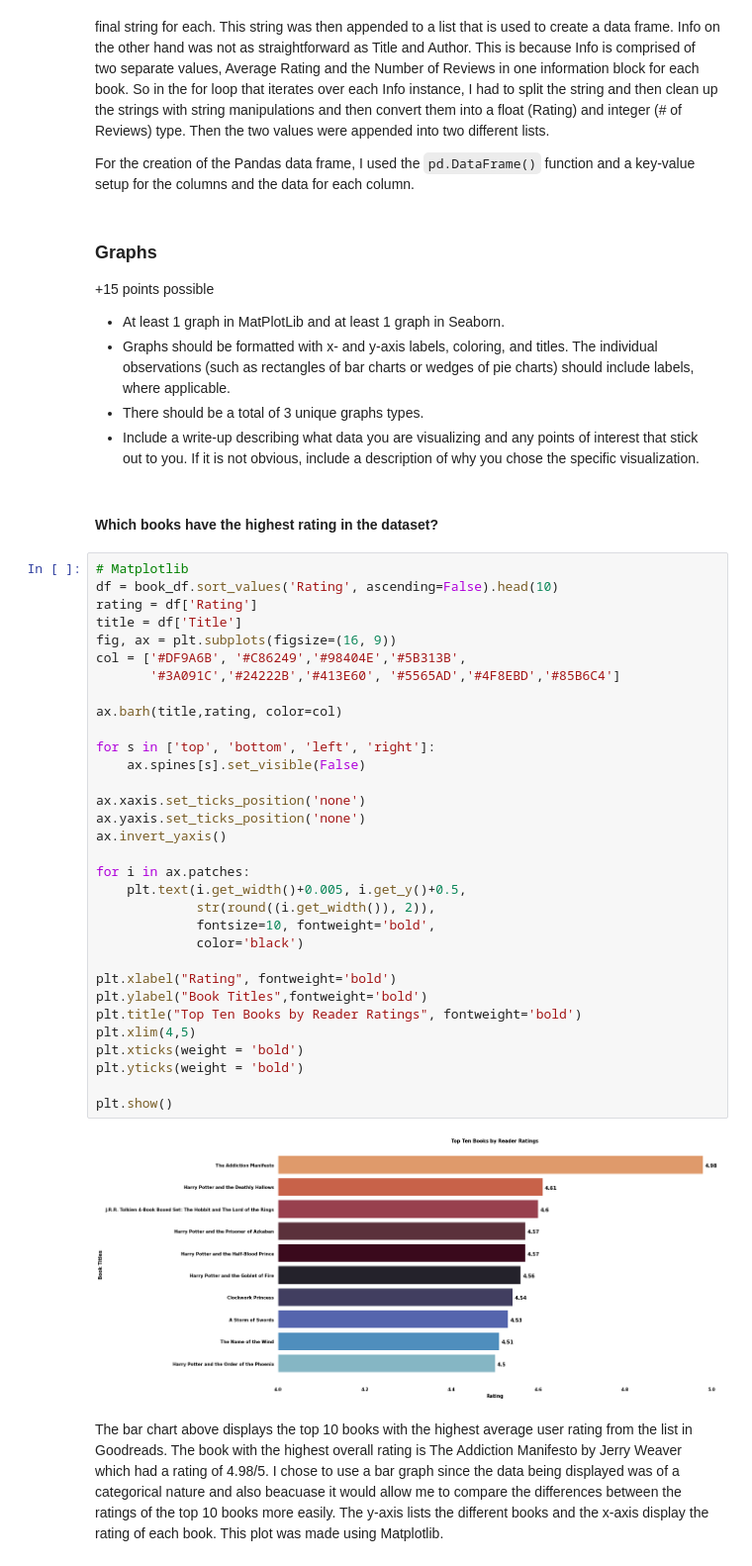
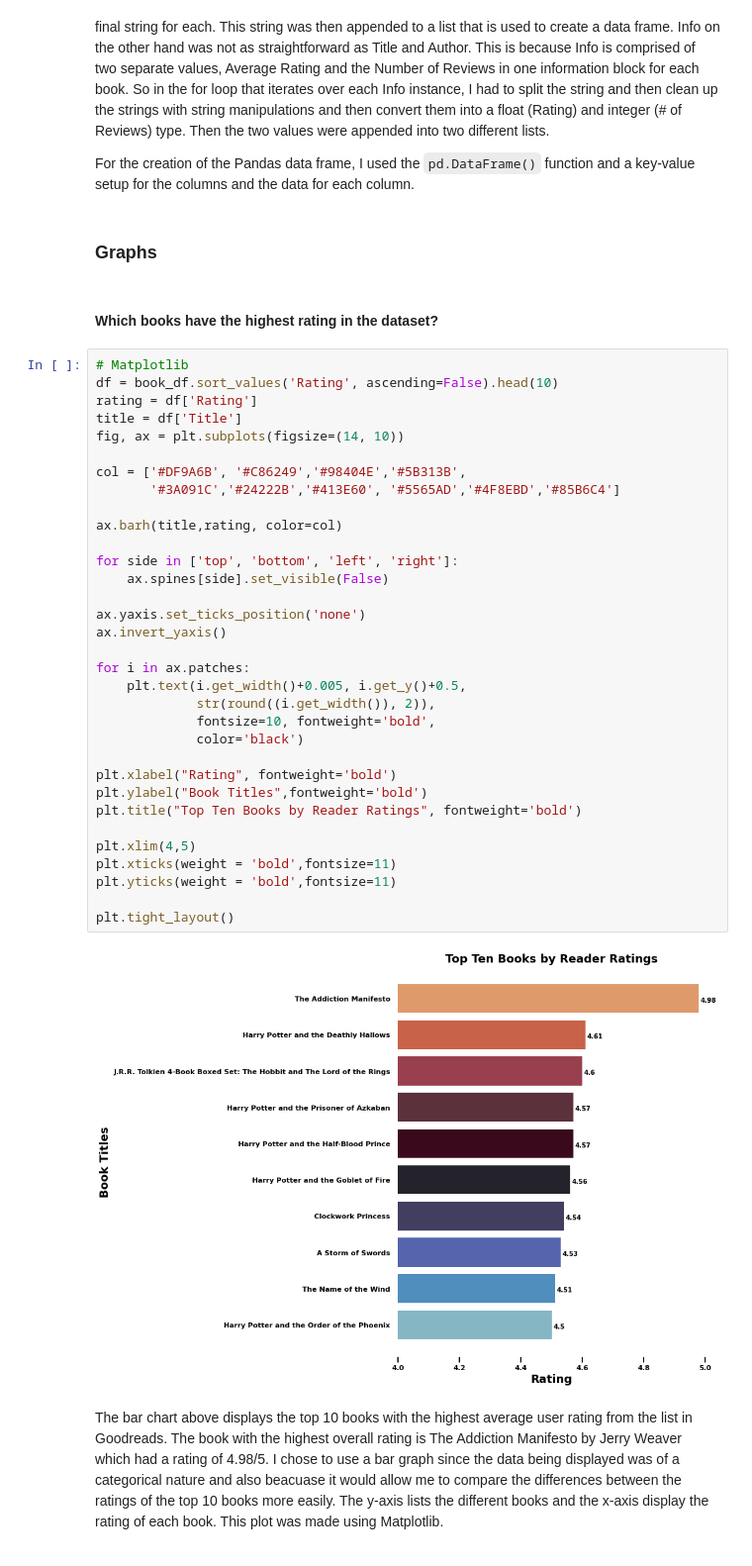
Before and after one commit to padmapraba/Goodreads-Webscraping-DataViz, a Jupyter notebook: Goodreads_Webscrape_Project.ipynb, the cells around one changed output. Shown at 99% size. Drawn from its saved outputs; the diff is of its cells as text.

```diff
--- a/Goodreads_Webscrape_Project.ipynb
+++ b/Goodreads_Webscrape_Project.ipynb
@@ -126,50 +126,45 @@ book_df
 I scraped the data and separated them into 3 categories Title, Author, and Info. Title and Author as the name suggests represented all the titles and authors of the books in the list. To get each specific value I had a for loop the iterated over each data instance and used string manipulations to get the final string for each. This string was then appended to a list that is used to create a data frame. Info on the other hand was not as straightforward as Title and Author. This is because Info is comprised of two separate values, Average Rating and the Number of Reviews in one information block for each book. So in the for loop that iterates over each Info instance, I had to split the string and then clean up the strings with string manipulations and then convert them into a float (Rating) and integer (# of Reviews) type. Then the two values were appended into two different lists.
 
 For the creation of the Pandas data frame, I used the `pd.DataFrame()` function and a key-value setup for the columns and the data for each column.
-# %% [markdown]
-### Graphs
-+15 points possible
-
-- At least 1 graph in MatPlotLib and at least 1 graph in Seaborn.
-- Graphs should be formatted with x- and y-axis labels, coloring, and titles.  The individual observations (such as rectangles of bar charts or wedges of pie charts) should include labels, where applicable.
-- There should be a total of 3 unique graphs types.
-- Include a write-up describing what data you are visualizing and any points of interest that stick out to you.  If it is not obvious, include a description of why you chose the specific visualization.
+# %% [markdown]
+### Graphs
 # %% [markdown]
 #### Which books have the highest rating in the dataset?
 # %%
 # Matplotlib
 df = book_df.sort_values('Rating', ascending=False).head(10)
 rating = df['Rating']
 title = df['Title']
-fig, ax = plt.subplots(figsize=(16, 9))
+fig, ax = plt.subplots(figsize=(14, 10))
+
 col = ['#DF9A6B', '#C86249','#98404E','#5B313B',
        '#3A091C','#24222B','#413E60', '#5565AD','#4F8EBD','#85B6C4']
 
 ax.barh(title,rating, color=col)
 
-for s in ['top', 'bottom', 'left', 'right']:
-    ax.spines[s].set_visible(False)
+for side in ['top', 'bottom', 'left', 'right']:
+    ax.spines[side].set_visible(False)
 
-ax.xaxis.set_ticks_position('none')
 ax.yaxis.set_ticks_position('none')
 ax.invert_yaxis()
 
 for i in ax.patches:
     plt.text(i.get_width()+0.005, i.get_y()+0.5,
              str(round((i.get_width()), 2)),
              fontsize=10, fontweight='bold',
              color='black')
 
 plt.xlabel("Rating", fontweight='bold')
 plt.ylabel("Book Titles",fontweight='bold')
 plt.title("Top Ten Books by Reader Ratings", fontweight='bold')
+
 plt.xlim(4,5)
-plt.xticks(weight = 'bold')
-plt.yticks(weight = 'bold')
+plt.xticks(weight = 'bold',fontsize=11)
+plt.yticks(weight = 'bold',fontsize=11)
 
-plt.show()
+plt.tight_layout()
 # %% [output]
-[figure, old version]
+[figure, new version]
 # %% [markdown]
 The bar chart above displays the top 10 books with the highest average user rating from the list in Goodreads. The book with the highest overall rating is The Addiction Manifesto by Jerry Weaver which had a rating of 4.98/5. I chose to use a bar graph since the data being displayed was of a categorical nature and also beacuase it would allow me to compare the differences between the ratings of the top 10 books more easily. The y-axis lists the different books and the x-axis display the rating of each book. This plot was made using Matplotlib.
 # %% [markdown]
```
Also changed, not shown: parts of 15 cells of this notebook.
